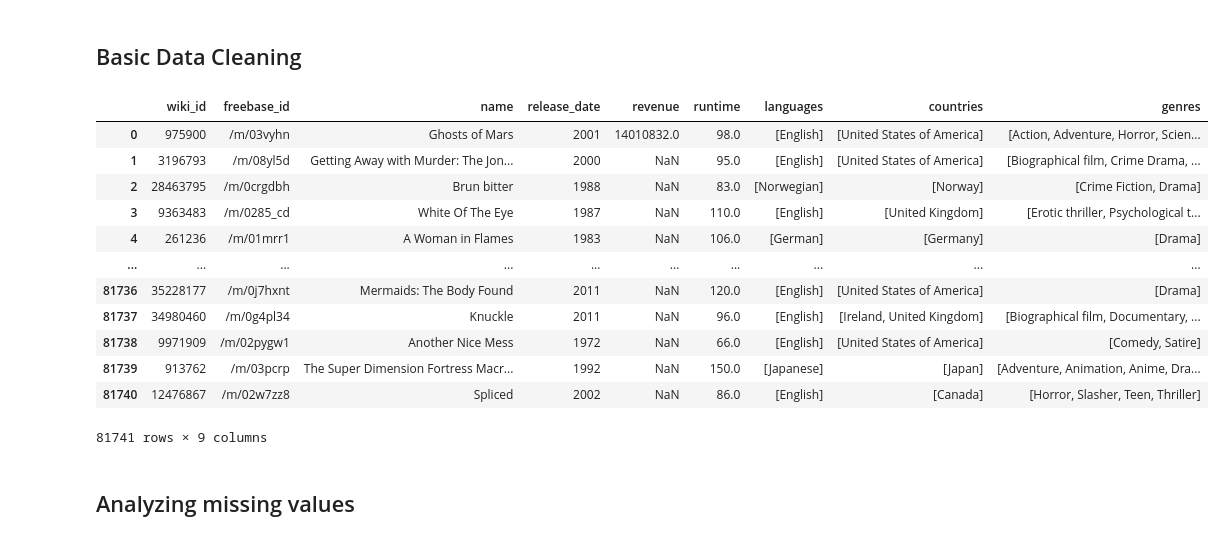
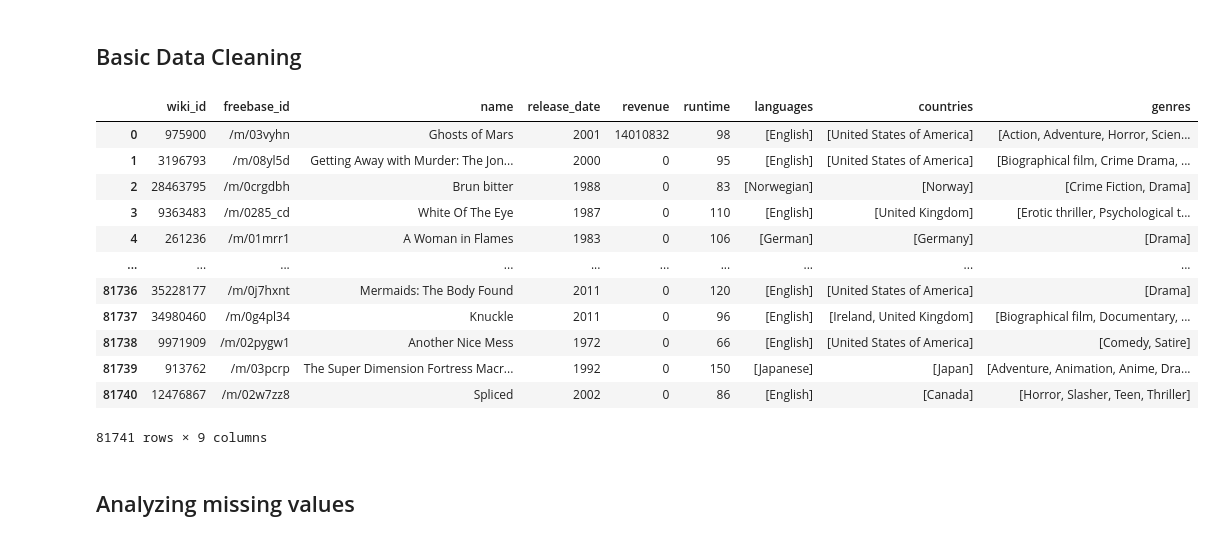
Before and after one commit to epfl-ada/ada-2022-project-adawizardry, a Jupyter notebook: main.ipynb, the cells around one changed output. Saved outputs shown, nothing was run; the diff lists cells and outputs as text; code cells hidden in the pictures.

Commit message:
further parsing - use better null values

```diff
--- a/main.ipynb
+++ b/main.ipynb
@@ -43,7 +43,7 @@ movie_df = pd.read_csv(
 # Returns null values for empty lists as NaN (so all missing values we use are NaN)
 def parse_multi_values(x):
     if not x:
-        return np.NaN
+        return []
     x = x.split(',')
     result = []
     for combo in x:
@@ -51,47 +51,51 @@ def parse_multi_values(x):
         if len(combo) > 1:
             combo[1] = re.sub("[^a-zA-Z0-9\s]+", "", combo[1])
             combo[1] = re.sub("^\s", "", combo[1])
             combo[1] = combo[1].strip()
             result.append(combo[1])
     if not result:
-        return np.NaN
+        return []
     return sorted(result)
 
 # Parses the language column specifically by removing "Langauge" from each entry
 def parse_language(languages):
     if not languages or type(languages) != list:
-        return np.NaN
+        return []
     return list(map(lambda l : l.replace("Language", "").strip(), languages))
 
 # Parses the date format into an int representing only the year. Values with missing entries are given NaN.
 def parse_date(x):
     if not x or x == np.nan:
         return np.NaN
     return str(x).split("-")[0]
 
 # Parse multi value attributes into arrays
 for attribute in ["languages", "countries", "genres"]:
     movie_df[attribute] = movie_df[attribute].apply(parse_multi_values)
 
 # Remove "Language" from language column
 movie_df["languages"] = movie_df["languages"].apply(parse_language)
 
 # Parse release-date to all use the year as an int (don't need increased granularity right now)
 movie_df["release_date"] = movie_df["release_date"].apply(parse_date)
-movie_df
+
+# Replace missing numeric values with zero and convert to int rather than float
+for col in ["runtime", "revenue"]:
+    movie_df[col] = movie_df[col].fillna(0)
+    movie_df[col] = movie_df[col].astype(int)
 # %% [output]
 |  | wiki_id | freebase_id | name | release_date | revenue | runtime | languages | countries | genres |
-| 0 | 975900 | /m/03vyhn | Ghosts of Mars | 2001 | 14010832.0 | 98.0 | [English] | [United States of America] | [Action, Adventure, Horror, Scien... |
-| 1 | 3196793 | /m/08yl5d | Getting Away with Murder: The Jon... | 2000 | NaN | 95.0 | [English] | [United States of America] | [Biographical film, Crime Drama, ... |
-| 2 | 28463795 | /m/0crgdbh | Brun bitter | 1988 | NaN | 83.0 | [Norwegian] | [Norway] | [Crime Fiction, Drama] |
-| 3 | 9363483 | /m/0285_cd | White Of The Eye | 1987 | NaN | 110.0 | [English] | [United Kingdom] | [Erotic thriller, Psychological t... |
-| 4 | 261236 | /m/01mrr1 | A Woman in Flames | 1983 | NaN | 106.0 | [German] | [Germany] | [Drama] |
+| 0 | 975900 | /m/03vyhn | Ghosts of Mars | 2001 | 14010832 | 98 | [English] | [United States of America] | [Action, Adventure, Horror, Scien... |
+| 1 | 3196793 | /m/08yl5d | Getting Away with Murder: The Jon... | 2000 | 0 | 95 | [English] | [United States of America] | [Biographical film, Crime Drama, ... |
+| 2 | 28463795 | /m/0crgdbh | Brun bitter | 1988 | 0 | 83 | [Norwegian] | [Norway] | [Crime Fiction, Drama] |
+| 3 | 9363483 | /m/0285_cd | White Of The Eye | 1987 | 0 | 110 | [English] | [United Kingdom] | [Erotic thriller, Psychological t... |
+| 4 | 261236 | /m/01mrr1 | A Woman in Flames | 1983 | 0 | 106 | [German] | [Germany] | [Drama] |
 | ... | ... | ... | ... | ... | ... | ... | ... | ... | ... |
-| 81736 | 35228177 | /m/0j7hxnt | Mermaids: The Body Found | 2011 | NaN | 120.0 | [English] | [United States of America] | [Drama] |
-| 81737 | 34980460 | /m/0g4pl34 | Knuckle | 2011 | NaN | 96.0 | [English] | [Ireland, United Kingdom] | [Biographical film, Documentary, ... |
-| 81738 | 9971909 | /m/02pygw1 | Another Nice Mess | 1972 | NaN | 66.0 | [English] | [United States of America] | [Comedy, Satire] |
-| 81739 | 913762 | /m/03pcrp | The Super Dimension Fortress Macr... | 1992 | NaN | 150.0 | [Japanese] | [Japan] | [Adventure, Animation, Anime, Dra... |
-| 81740 | 12476867 | /m/02w7zz8 | Spliced | 2002 | NaN | 86.0 | [English] | [Canada] | [Horror, Slasher, Teen, Thriller] |
+| 81736 | 35228177 | /m/0j7hxnt | Mermaids: The Body Found | 2011 | 0 | 120 | [English] | [United States of America] | [Drama] |
+| 81737 | 34980460 | /m/0g4pl34 | Knuckle | 2011 | 0 | 96 | [English] | [Ireland, United Kingdom] | [Biographical film, Documentary, ... |
+| 81738 | 9971909 | /m/02pygw1 | Another Nice Mess | 1972 | 0 | 66 | [English] | [United States of America] | [Comedy, Satire] |
+| 81739 | 913762 | /m/03pcrp | The Super Dimension Fortress Macr... | 1992 | 0 | 150 | [Japanese] | [Japan] | [Adventure, Animation, Anime, Dra... |
+| 81740 | 12476867 | /m/02w7zz8 | Spliced | 2002 | 0 | 86 | [English] | [Canada] | [Horror, Slasher, Teen, Thriller] |
 81741 rows × 9 columns
 # %% [markdown]
 ## Analyzing missing values
```
Also changed, not shown: parts of 3 cells of this notebook.
